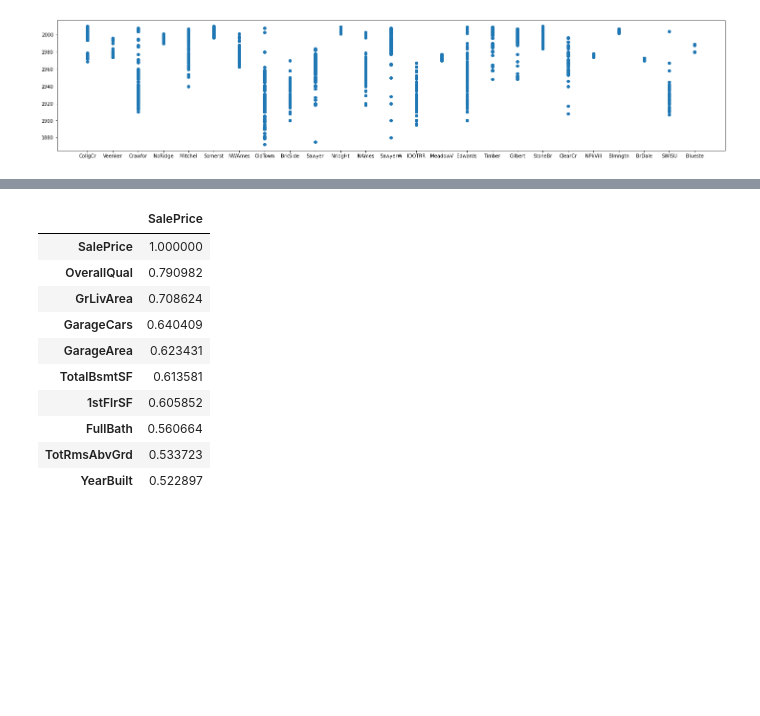
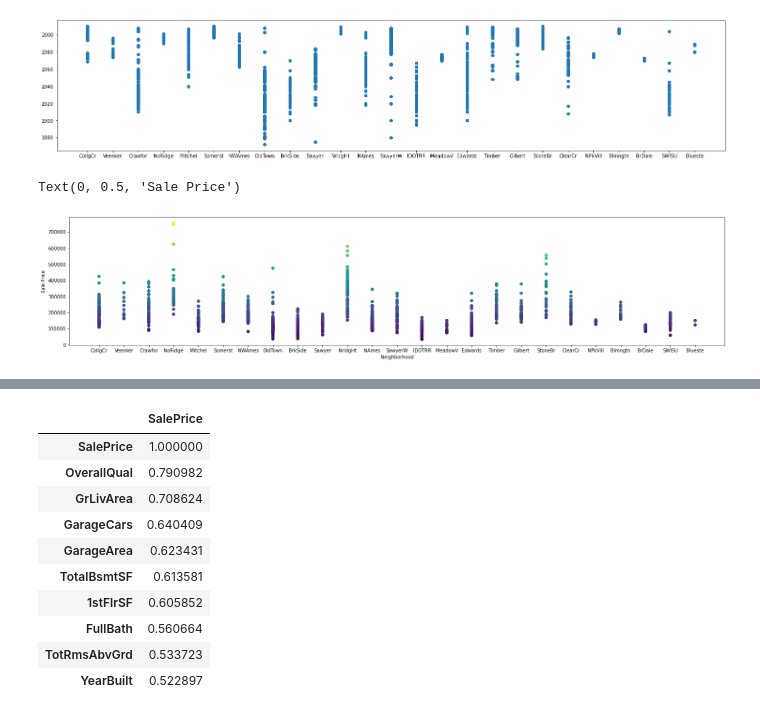
Before and after one commit to CS521-Burstein/final-project-Ayoub-Amghar, a Jupyter notebook: delivery_2.ipynb, the cells around one changed output, grey strips where cells are left out. Saved outputs shown, nothing was run; the diff lists cells and outputs as text; code cells hidden in the pictures; blank space fills up the shorter version.

```diff
--- a/delivery_2.ipynb
+++ b/delivery_2.ipynb
@@ -90,3 +92,14 @@ plt.scatter(x = 'Neighborhood', y = 'YearBuilt', data = housing_dataframe)
 # %% [output]
 <matplotlib.collections.PathCollection at 0x...>
 [figure]
+# %%
+import matplotlib.pyplot as plt
+x = 'Neighborhood'
+y = 'SalePrice'
+plt.figure(figsize = ((25, 5)))
+plt.scatter(x,y, data = housing_dataframe, c = y)
+plt.xlabel('Neighborhood')
+plt.ylabel('Sale Price')
+# %% [output]
+Text(0, 0.5, 'Sale Price')
+[figure, added]
```
Also changed, not shown: parts of 7 cells of this notebook.
